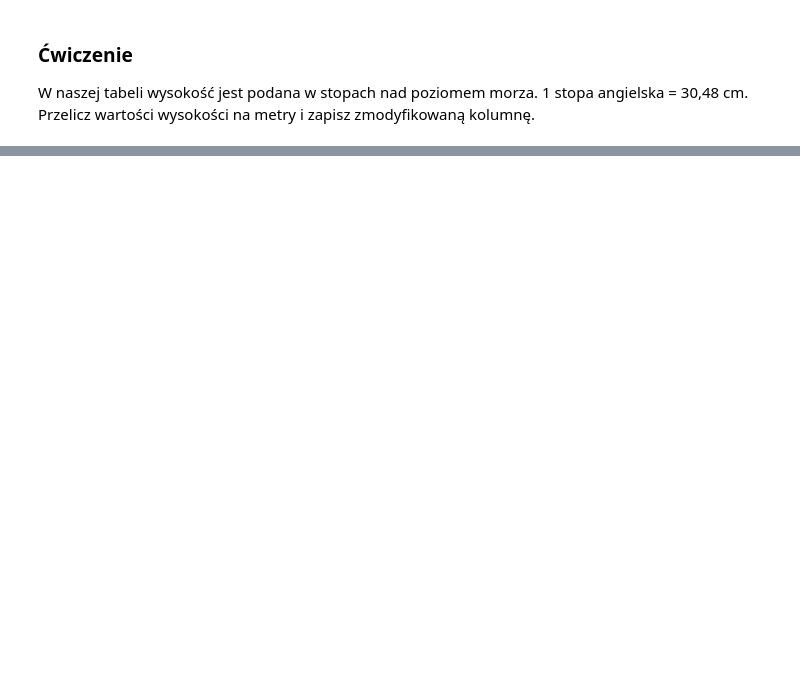
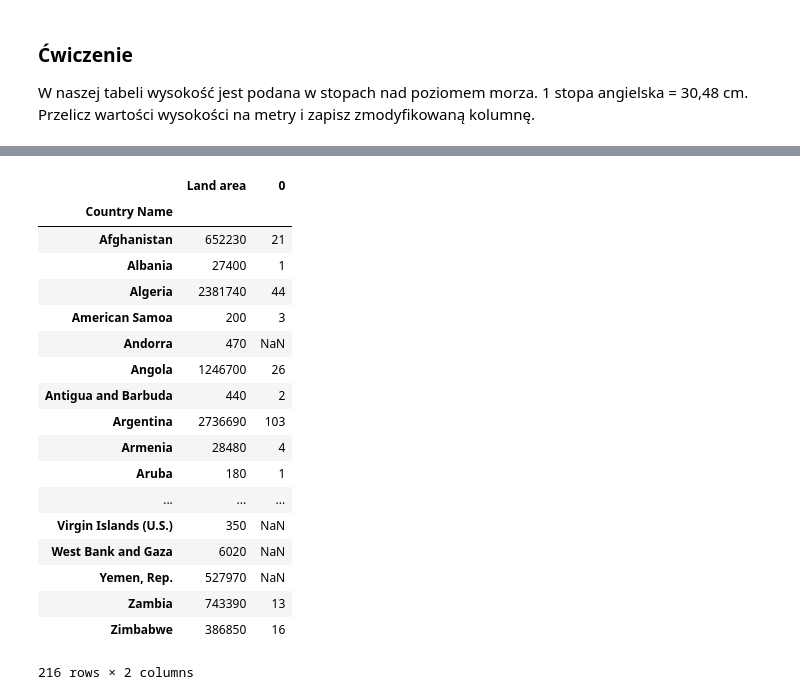
Before and after one commit to DELabUW/szkola-letnia-2015, a Jupyter notebook: zajecia/dzien1_open_flights_data.ipynb, the cells around one changed output, grey strips where cells are left out. Saved outputs shown, nothing was run; the diff lists cells and outputs as text; code cells hidden in the pictures; blank space fills up the shorter version.

```diff
--- a/zajecia/dzien1_open_flights_data.ipynb
+++ b/zajecia/dzien1_open_flights_data.ipynb
@@ -285,0 +389,5 @@ W naszej tabeli wysokość jest podana w stopach nad poziomem morza. 1 stopa ang
+# %%
+s1 = areas["Land area"]
+s1.index = areas["Country Name"]
+s1 = pd.DataFrame(s1)
+s1
@@ -285,0 +414,4 @@ W naszej tabeli wysokość jest podana w stopach nad poziomem morza. 1 stopa ang
+# %%
+s2 = airports["Country"].value_counts()
+s2 = pd.DataFrame(s2)
+s2
@@ -285,0 +437,22 @@ W naszej tabeli wysokość jest podana w stopach nad poziomem morza. 1 stopa ang
+# %%
+s1.join(s2)
+# %% [output]
+|  | Land area | 0 |
+| Country Name |  |  |
+| Afghanistan | 652230 | 21 |
+| Albania | 27400 | 1 |
+| Algeria | 2381740 | 44 |
+| American Samoa | 200 | 3 |
+| Andorra | 470 | NaN |
+| Angola | 1246700 | 26 |
+| Antigua and Barbuda | 440 | 2 |
+| Argentina | 2736690 | 103 |
+| Armenia | 28480 | 4 |
+| Aruba | 180 | 1 |
+| ... | ... | ... |
+| Virgin Islands (U.S.) | 350 | NaN |
+| West Bank and Gaza | 6020 | NaN |
+| Yemen, Rep. | 527970 | NaN |
+| Zambia | 743390 | 13 |
+| Zimbabwe | 386850 | 16 |
+216 rows × 2 columns
```
Also changed, not shown: parts of 26 cells of this notebook, 2 other files.
